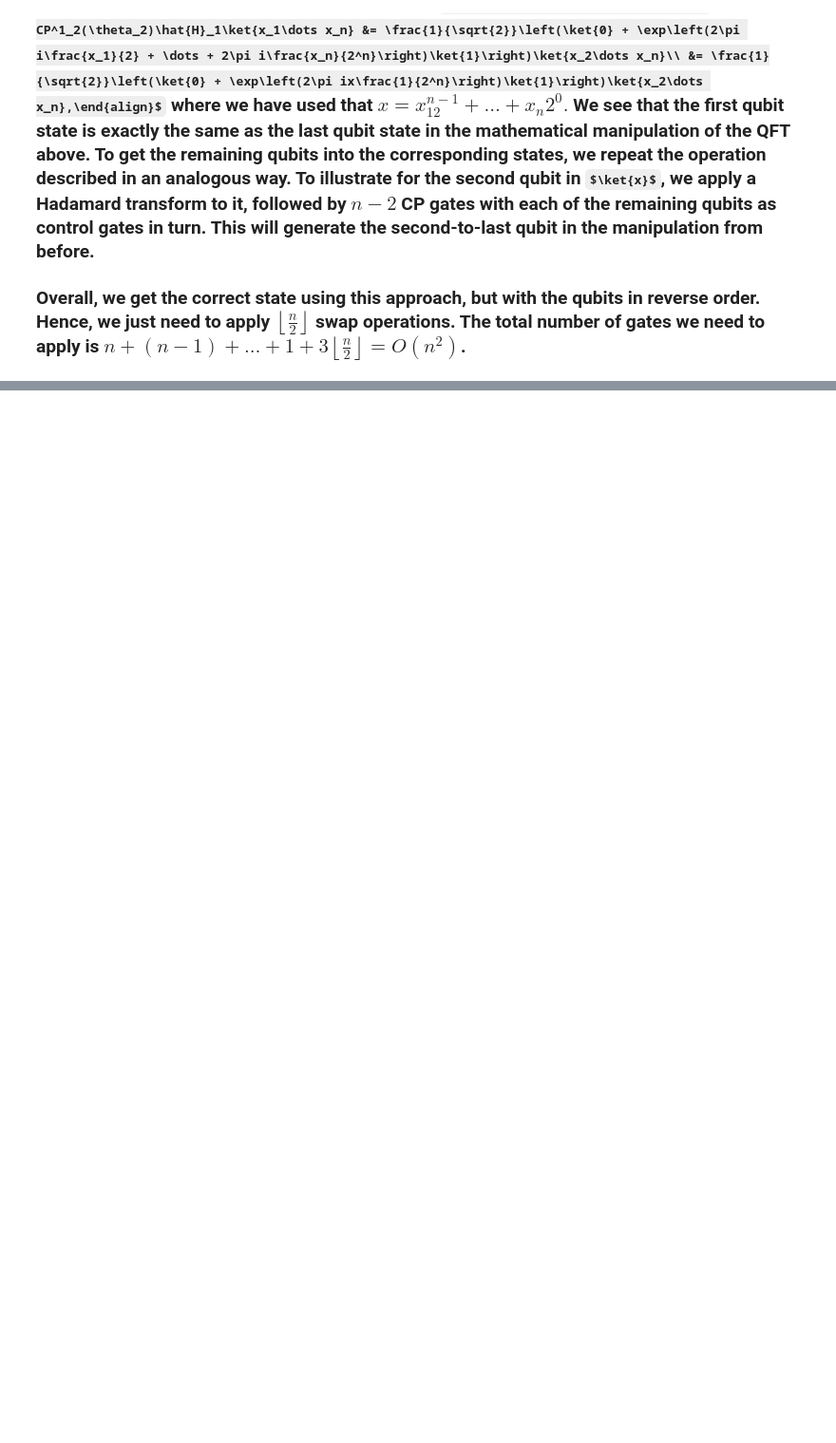
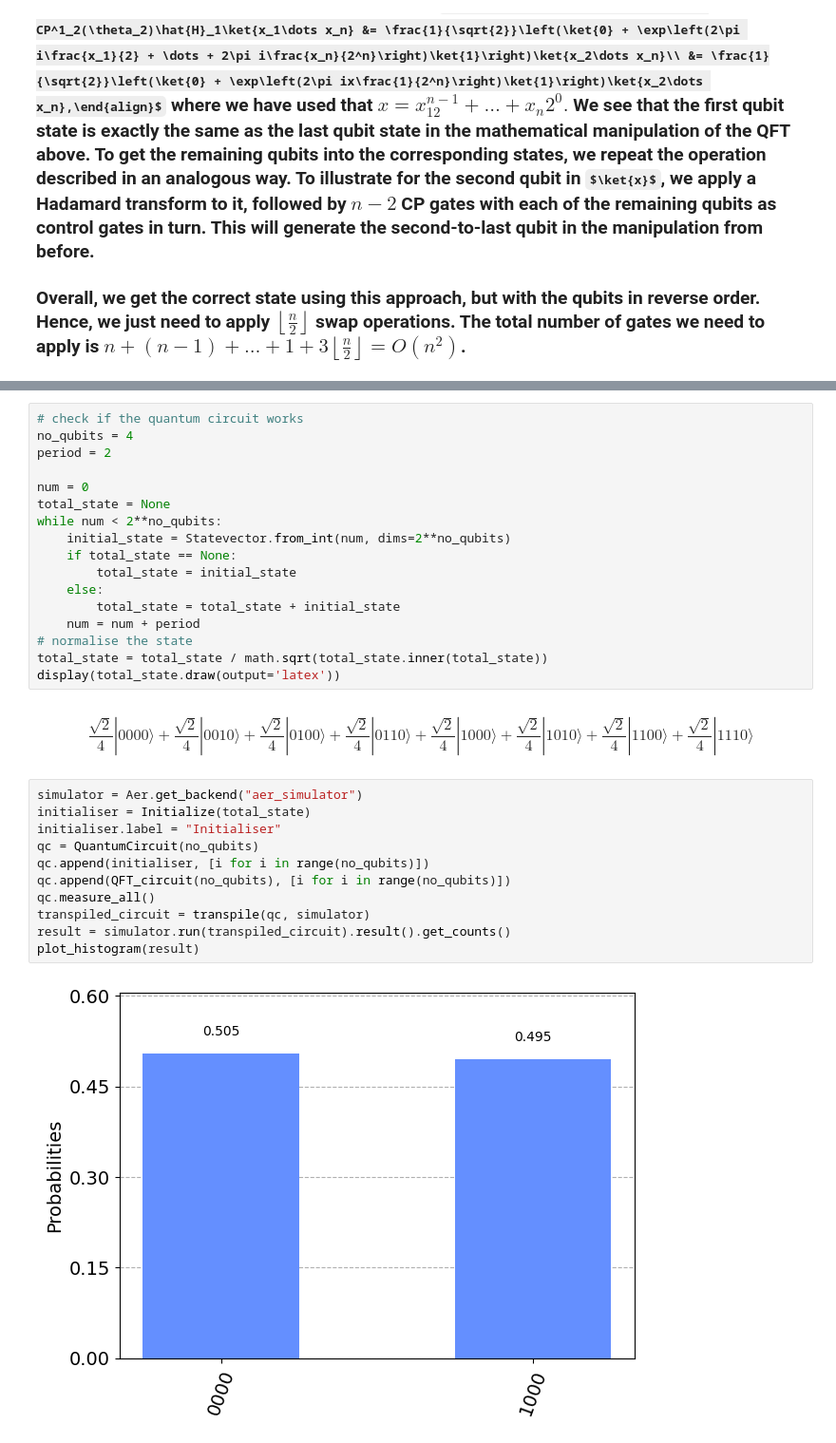
Before and after one commit to nikola2024/qiskit, a Jupyter notebook: quantum_fourier_transform.ipynb, the cells around one changed output, grey strips where cells are left out. Shown at 95% size. Saved outputs shown, nothing was run; the diff lists cells and outputs as text; some formulas as TeX source; blank space fills up the shorter version.

```diff
--- a/quantum_fourier_transform.ipynb
+++ b/quantum_fourier_transform.ipynb
@@ -18,0 +57,32 @@
+# %%
+# check if the quantum circuit works
+no_qubits = 4
+period = 2
+
+num = 0
+total_state = None
+while num < 2**no_qubits:
+    initial_state = Statevector.from_int(num, dims=2**no_qubits)
+    if total_state == None:
+        total_state = initial_state
+    else:
+        total_state = total_state + initial_state
+    num = num + period
+# normalise the state
+total_state = total_state / math.sqrt(total_state.inner(total_state))
+display(total_state.draw(output='latex'))
+# %% [output]
+$$\frac{\sqrt{2}}{4} |0000\rangle+\frac{\sqrt{2}}{4} |0010\rangle+\frac{\sqrt{2}}{4} |0100\rangle+\frac{\sqrt{2}}{4} |0110\rangle+\frac{\sqrt{2}}{4} |1000\rangle+\frac{\sqrt{2}}{4} |1010\rangle+\frac{\sqrt{2}}{4} |1100\rangle+\frac{\sqrt{2}}{4} |1110\rangle$$
+# %%
+simulator = Aer.get_backend("aer_simulator")
+initialiser = Initialize(total_state)
+initialiser.label = "Initialiser"
+qc = QuantumCircuit(no_qubits)
+qc.append(initialiser, [i for i in range(no_qubits)])
+qc.append(QFT_circuit(no_qubits), [i for i in range(no_qubits)])
+qc.measure_all()
+transpiled_circuit = transpile(qc, simulator)
+result = simulator.run(transpiled_circuit).result().get_counts()
+plot_histogram(result)
+# %% [output]
+[figure, added]
```
Also changed, not shown: parts of 8 cells of this notebook.
